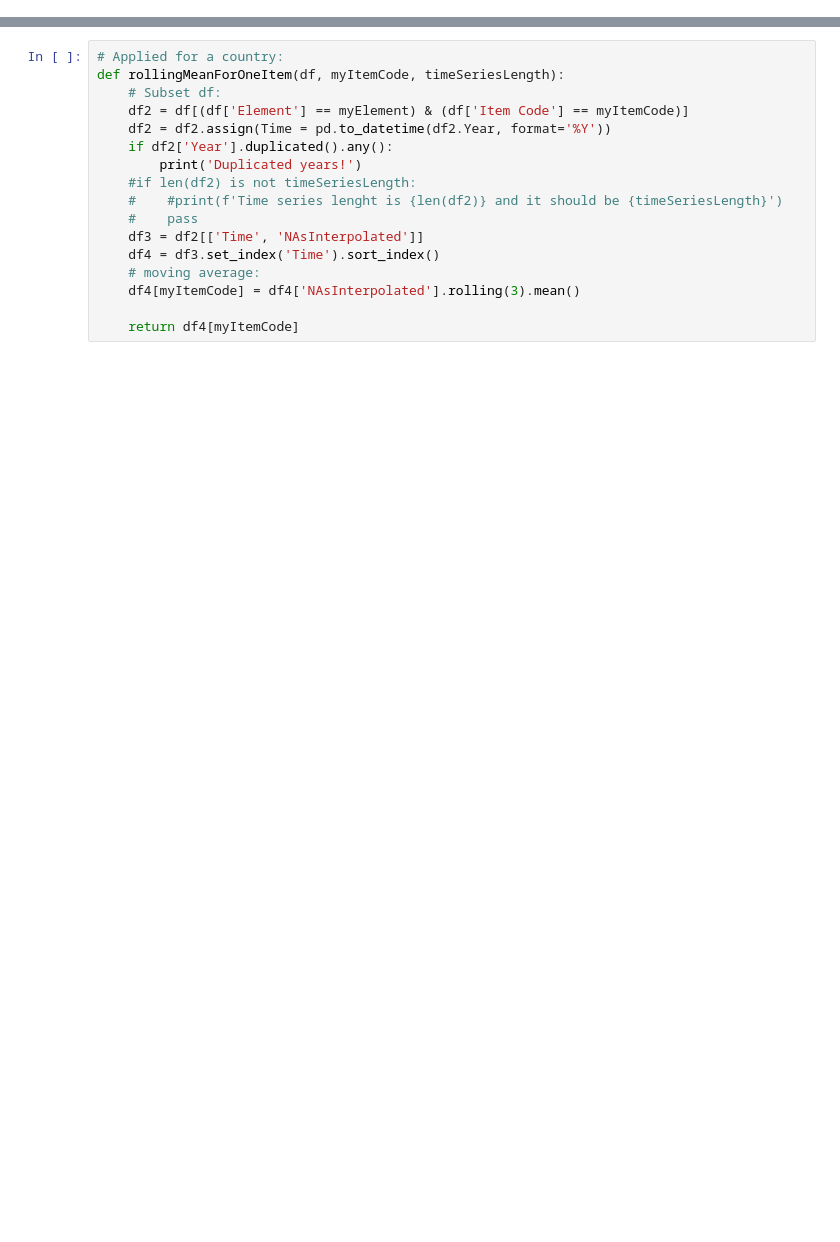
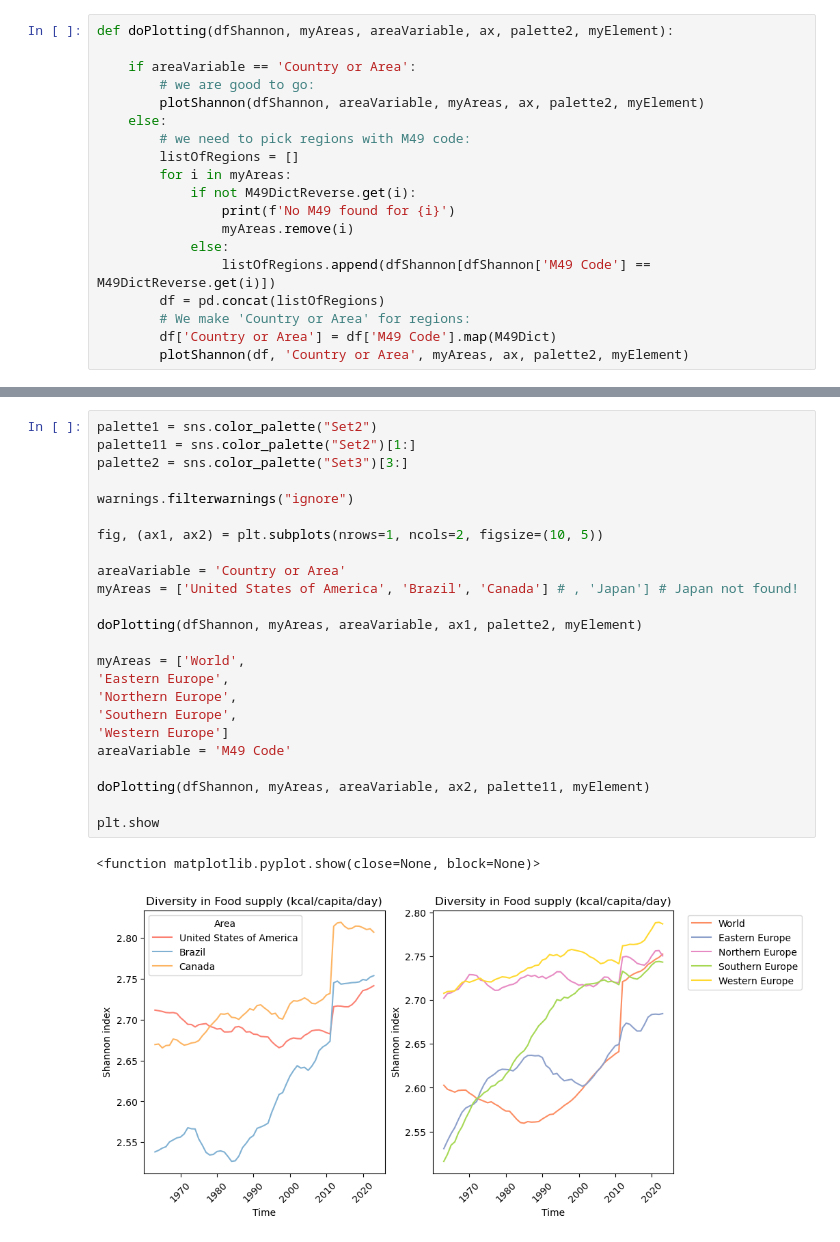
Before and after one commit to myliheik/FBSadjusted, a Jupyter notebook: notebooks/05-plotShannonIndex.ipynb, the cells around one changed output, grey strips where cells are left out. Drawn from its saved outputs; the diff is of its cells as text; blank space fills up the shorter version.

Commit message:
Shannon implemented, plots

```diff
--- a/notebooks/05-plotShannonIndex.ipynb
+++ b/notebooks/05-plotShannonIndex.ipynb
@@ -49,0 +98,19 @@ Time series lenght should be 63
+# %%
+def doPlotting(dfShannon, myAreas, areaVariable, ax, palette2, myElement):
+
+    if areaVariable == 'Country or Area':
+        # we are good to go:
+        plotShannon(dfShannon, areaVariable, myAreas, ax, palette2, myElement)
+    else:
+        # we need to pick regions with M49 code:
+        listOfRegions = []
+        for i in myAreas:
+            if not M49DictReverse.get(i):
+                print(f'No M49 found for {i}')
+                myAreas.remove(i)
+            else:
+                listOfRegions.append(dfShannon[dfShannon['M49 Code'] == M49DictReverse.get(i)])
+        df = pd.concat(listOfRegions)
+        # We make 'Country or Area' for regions:
+        df['Country or Area'] = df['M49 Code'].map(M49Dict)
+        plotShannon(df, 'Country or Area', myAreas, ax, palette2, myElement)
@@ -50,18 +173,28 @@ Time series lenght should be 63
 # %%
-# Applied for a country:
-def rollingMeanForOneItem(df, myItemCode, timeSeriesLength):
-    # Subset df:
-    df2 = df[(df['Element'] == myElement) & (df['Item Code'] == myItemCode)]
-    df2 = df2.assign(Time = pd.to_datetime(df2.Year, format='%Y'))
-    if df2['Year'].duplicated().any():
-        print('Duplicated years!')
-    #if len(df2) is not timeSeriesLength:
-    #    #print(f'Time series lenght is {len(df2)} and it should be {timeSeriesLength}')
-    #    pass
-    df3 = df2[['Time', 'NAsInterpolated']]
-    df4 = df3.set_index('Time').sort_index()
-    # moving average:
-    df4[myItemCode] = df4['NAsInterpolated'].rolling(3).mean()
+palette1 = sns.color_palette("Set2")
+palette11 = sns.color_palette("Set2")[1:]
+palette2 = sns.color_palette("Set3")[3:]
 
-    return df4[myItemCode]
+warnings.filterwarnings("ignore")
+
+fig, (ax1, ax2) = plt.subplots(nrows=1, ncols=2, figsize=(10, 5))
+
+areaVariable = 'Country or Area'
+myAreas = ['United States of America', 'Brazil', 'Canada'] # , 'Japan'] # Japan not found!
+
+doPlotting(dfShannon, myAreas, areaVariable, ax1, palette2, myElement)
+
+myAreas = ['World',
+'Eastern Europe',
+'Northern Europe',
+'Southern Europe',
+'Western Europe']
+areaVariable = 'M49 Code'
+
+doPlotting(dfShannon, myAreas, areaVariable, ax2, palette11, myElement)
+
+plt.show
+# %% [output]
+<function matplotlib.pyplot.show(close=None, block=None)>
+[figure, added]
 # %%
```
Also changed, not shown: parts of 48 cells of this notebook, 2 other files.
